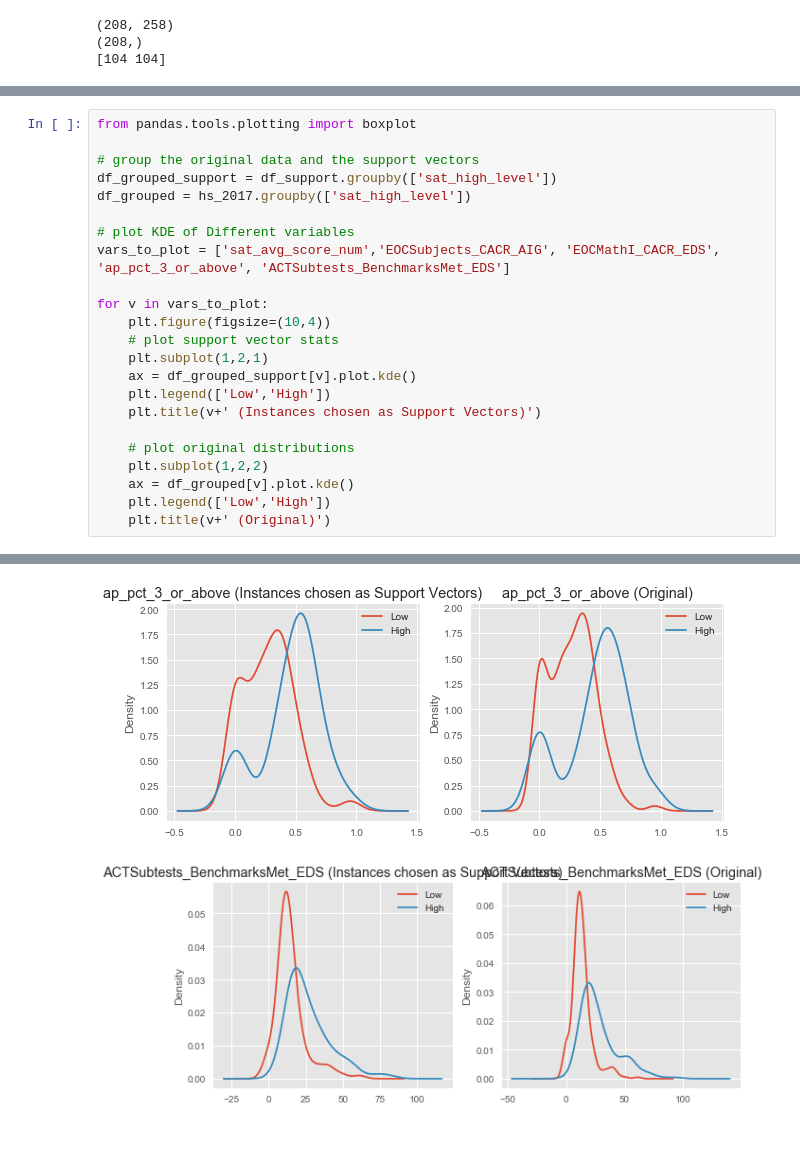
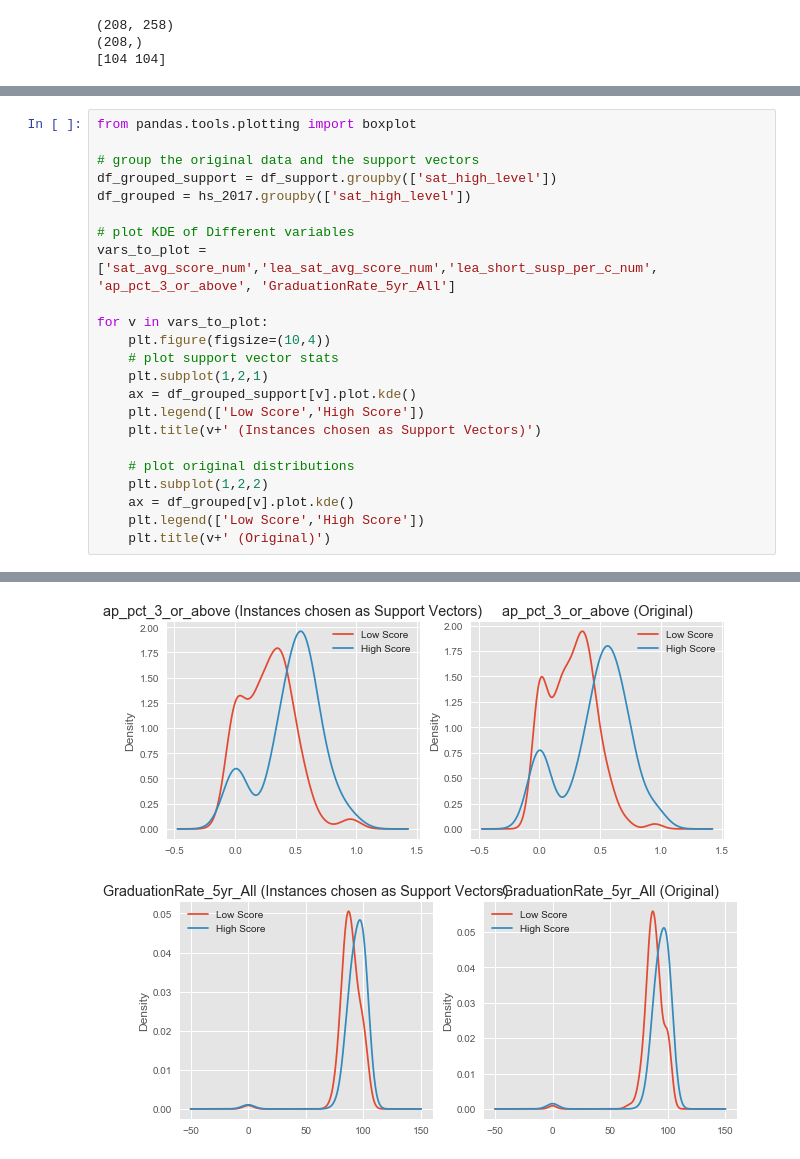
Before and after one commit to jeffweltman/MSDS7331, a Jupyter notebook: Jeff-MiniProject1.ipynb, the cells around one changed output, grey strips where cells are left out. Drawn from its saved outputs; the diff is of its cells as text.

Commit message:
Updated comments, graphs, and some interpretation in SVM section

```diff
--- a/Jeff-MiniProject1.ipynb
+++ b/Jeff-MiniProject1.ipynb
@@ -536,19 +545,19 @@ df_grouped_support = df_support.groupby(['sat_high_level'])
 df_grouped = hs_2017.groupby(['sat_high_level'])
 
 # plot KDE of Different variables
-vars_to_plot = ['sat_avg_score_num','EOCSubjects_CACR_AIG', 'EOCMathI_CACR_EDS', 'ap_pct_3_or_above', 'ACTSubtests_BenchmarksMet_EDS']
+vars_to_plot = ['sat_avg_score_num','lea_sat_avg_score_num','lea_short_susp_per_c_num', 'ap_pct_3_or_above', 'GraduationRate_5yr_All']
 
 for v in vars_to_plot:
     plt.figure(figsize=(10,4))
     # plot support vector stats
     plt.subplot(1,2,1)
     ax = df_grouped_support[v].plot.kde()
-    plt.legend(['Low','High'])
+    plt.legend(['Low Score','High Score'])
     plt.title(v+' (Instances chosen as Support Vectors)')
 
     # plot original distributions
     plt.subplot(1,2,2)
     ax = df_grouped[v].plot.kde()
-    plt.legend(['Low','High'])
+    plt.legend(['Low Score','High Score'])
     plt.title(v+' (Original)')
 # %% [output]
@@ -558,2 +567,2 @@ for v in vars_to_plot:
-[figure, old version]
+[figure, new version]
-[figure, old version]
+[figure, new version]
```
Also changed, not shown: parts of 20 cells of this notebook.
